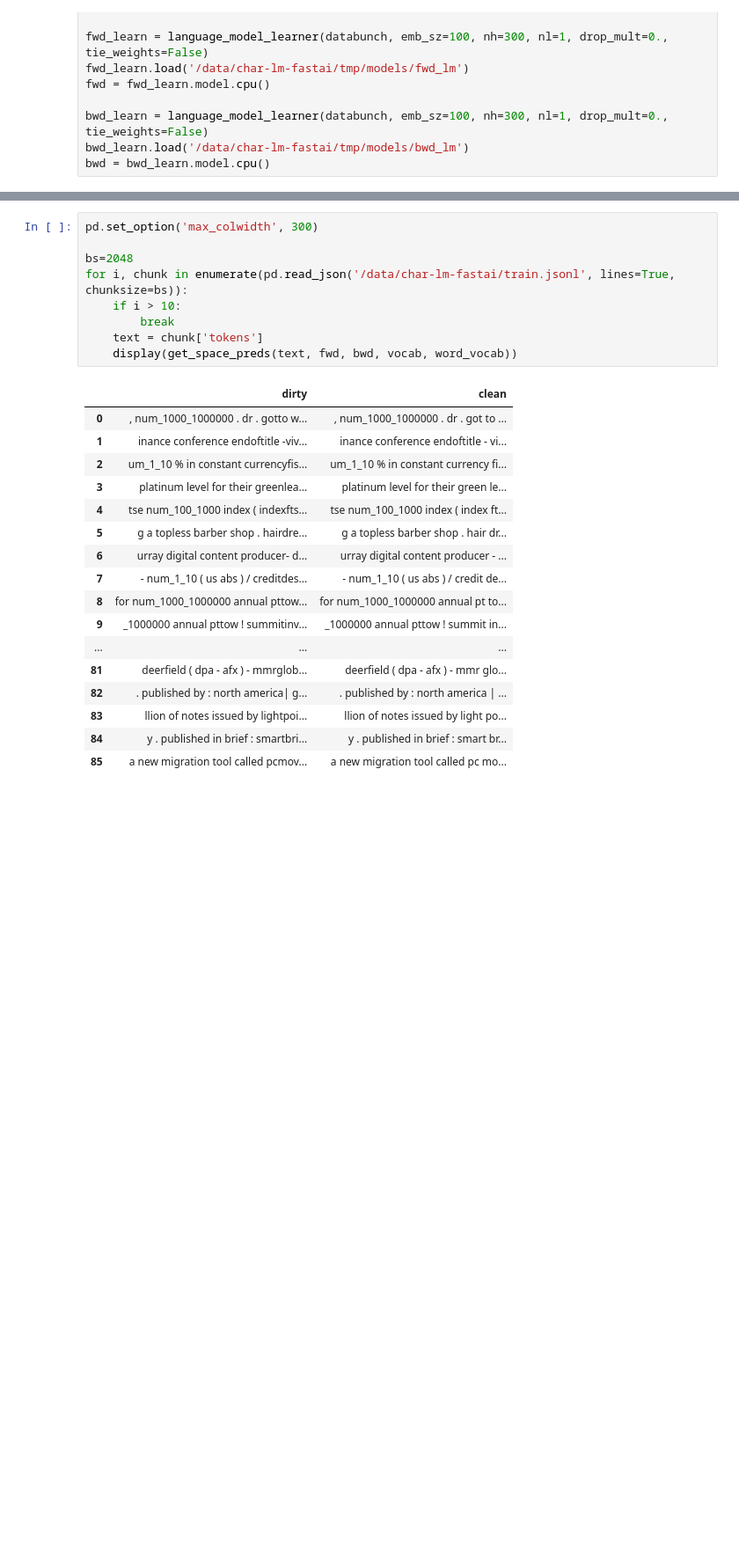
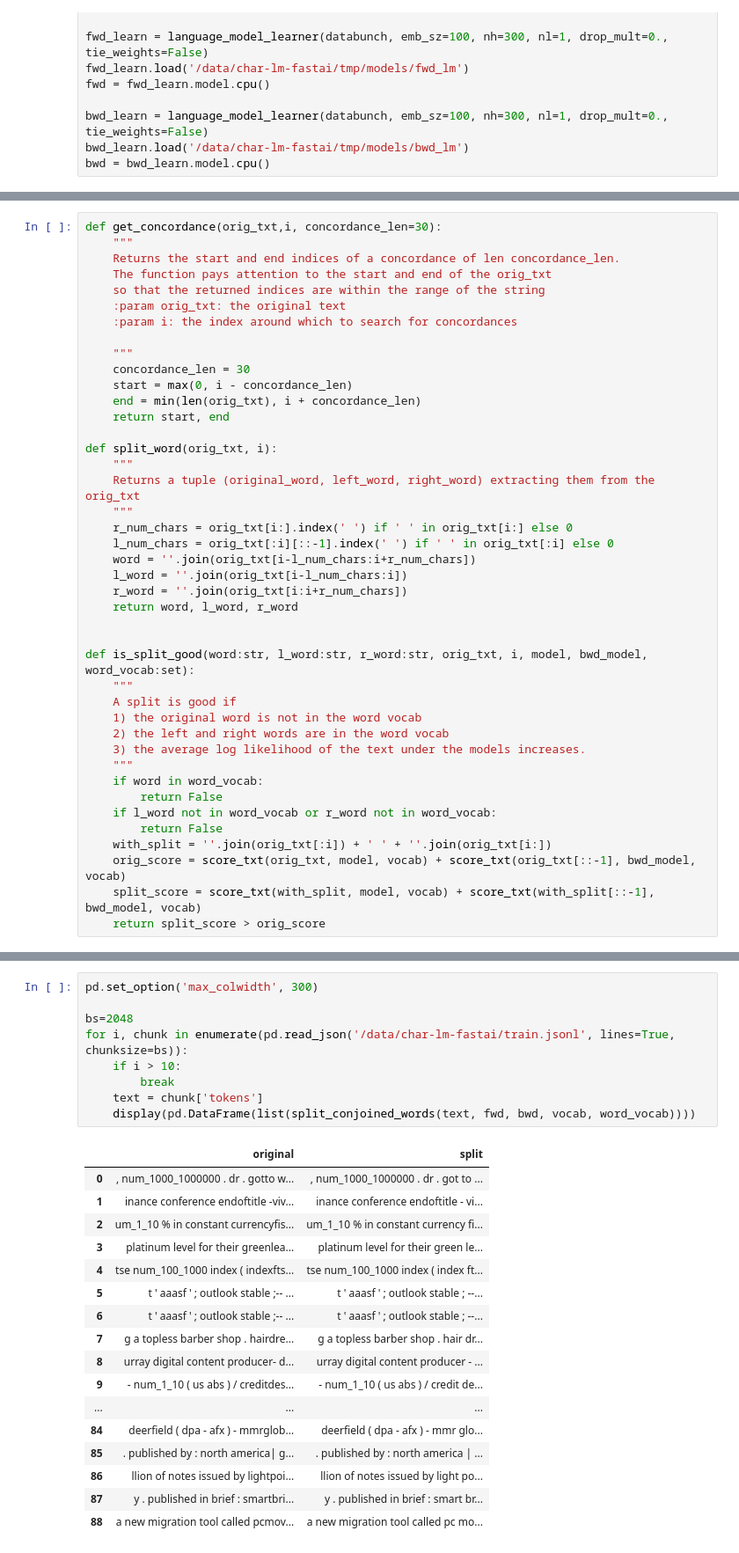
Before and after one commit to SigmaNewsVenturesGroupLtd/char-lm-fastai, a Jupyter notebook: Character LMs for Conjoined Word Separation.ipynb, the cells around one changed output, grey strips where cells are left out. Shown at 88% size. Cells and saved outputs as stored; diff of their text form; blank space fills up the shorter version.

```diff
--- a/Character LMs for Conjoined Word Separation.ipynb
+++ b/Character LMs for Conjoined Word Separation.ipynb
@@ -192 +304,43 @@ bwd = bwd_learn.model.cpu()
+# %%
+def get_concordance(orig_txt,i, concordance_len=30):
+    """
+    Returns the start and end indices of a concordance of len concordance_len.
+    The function pays attention to the start and end of the orig_txt
+    so that the returned indices are within the range of the string
+    :param orig_txt: the original text
+    :param i: the index around which to search for concordances
+
+    """
+    concordance_len = 30
+    start = max(0, i - concordance_len)
+    end = min(len(orig_txt), i + concordance_len)
+    return start, end
+
+def split_word(orig_txt, i):
+    """
+    Returns a tuple (original_word, left_word, right_word) extracting them from the orig_txt
+    """
+    r_num_chars = orig_txt[i:].index(' ') if ' ' in orig_txt[i:] else 0
+    l_num_chars = orig_txt[:i][::-1].index(' ') if ' ' in orig_txt[:i] else 0
+    word = ''.join(orig_txt[i-l_num_chars:i+r_num_chars])
+    l_word = ''.join(orig_txt[i-l_num_chars:i])
+    r_word = ''.join(orig_txt[i:i+r_num_chars])
+    return word, l_word, r_word
+
+
+def is_split_good(word:str, l_word:str, r_word:str, orig_txt, i, model, bwd_model, word_vocab:set):
+    """
+    A split is good if
+    1) the original word is not in the word vocab
+    2) the left and right words are in the word vocab
+    3) the average log likelihood of the text under the models increases.
+    """
+    if word in word_vocab:
+        return False
+    if l_word not in word_vocab or r_word not in word_vocab:
+        return False
+    with_split = ''.join(orig_txt[:i]) + ' ' + ''.join(orig_txt[i:])
+    orig_score = score_txt(orig_txt, model, vocab) + score_txt(orig_txt[::-1], bwd_model, vocab)
+    split_score = score_txt(with_split, model, vocab) + score_txt(with_split[::-1], bwd_model, vocab)
+    return split_score > orig_score
 # %%
@@ -283,27 +365,27 @@ def predict(model: nn.Module, txt:torch.LongTensor, lens:np.array, vocab: Vocab)
 # %%
 pd.set_option('max_colwidth', 300)
 
 bs=2048
 for i, chunk in enumerate(pd.read_json('/data/char-lm-fastai/train.jsonl', lines=True, chunksize=bs)):
     if i > 10:
         break
     text = chunk['tokens']
-    display(get_space_preds(text, fwd, bwd, vocab, word_vocab))
+    display(pd.DataFrame(list(split_conjoined_words(text, fwd, bwd, vocab, word_vocab))))
 # %% [output]
-|  | dirty | clean |
+|  | original | split |
 | 0 | , num_1000_1000000 . dr . gotto w... | , num_1000_1000000 . dr . got to ... |
 | 1 | inance conference endoftitle -viv... | inance conference endoftitle - vi... |
 | 2 | um_1_10 % in constant currencyfis... | um_1_10 % in constant currency fi... |
 | 3 | platinum level for their greenlea... | platinum level for their green le... |
 | 4 | tse num_100_1000 index ( indexfts... | tse num_100_1000 index ( index ft... |
-| 5 | g a topless barber shop . hairdre... | g a topless barber shop . hair dr... |
-| 6 | urray digital content producer- d... | urray digital content producer - ... |
-| 7 | - num_1_10 ( us abs ) / creditdes... | - num_1_10 ( us abs ) / credit de... |
-| 8 | for num_1000_1000000 annual pttow... | for num_1000_1000000 annual pt to... |
-| 9 | _1000000 annual pttow ! summitinv... | _1000000 annual pttow ! summit in... |
+| 5 | t ' aaasf ' ; outlook stable ;-- ... | t ' aaasf ' ; outlook stable ; --... |
+| 6 | t ' aaasf ' ; outlook stable ;-- ... | t ' aaasf ' ; outlook stable ; --... |
+| 7 | g a topless barber shop . hairdre... | g a topless barber shop . hair dr... |
+| 8 | urray digital content producer- d... | urray digital content producer - ... |
+| 9 | - num_1_10 ( us abs ) / creditdes... | - num_1_10 ( us abs ) / credit de... |
 | ... | ... | ... |
-| 81 | deerfield ( dpa - afx ) - mmrglob... | deerfield ( dpa - afx ) - mmr glo... |
-| 82 | . published by : north america| g... | . published by : north america | ... |
-| 83 | llion of notes issued by lightpoi... | llion of notes issued by light po... |
-| 84 | y . published in brief : smartbri... | y . published in brief : smart br... |
-| 85 | a new migration tool called pcmov... | a new migration tool called pc mo... |
+| 84 | deerfield ( dpa - afx ) - mmrglob... | deerfield ( dpa - afx ) - mmr glo... |
+| 85 | . published by : north america| g... | . published by : north america | ... |
+| 86 | llion of notes issued by lightpoi... | llion of notes issued by light po... |
+| 87 | y . published in brief : smartbri... | y . published in brief : smart br... |
+| 88 | a new migration tool called pcmov... | a new migration tool called pc mo... |
```
Also changed, not shown: parts of 16 cells of this notebook.
